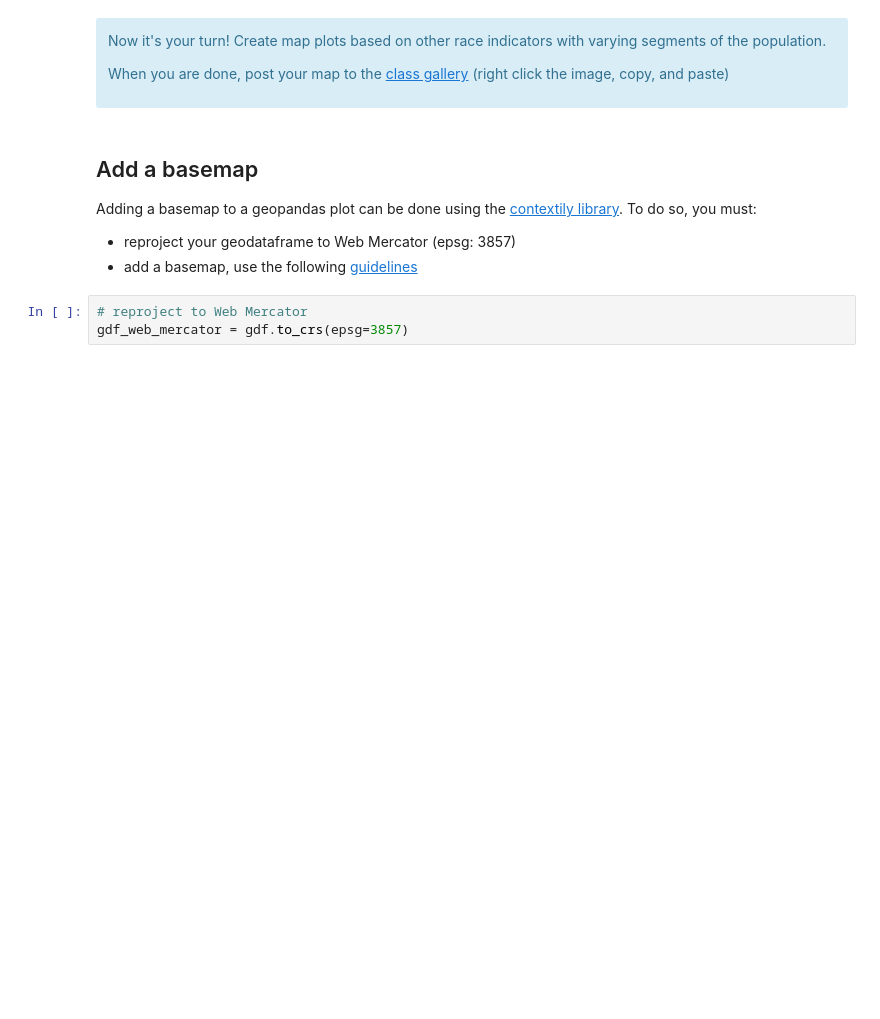
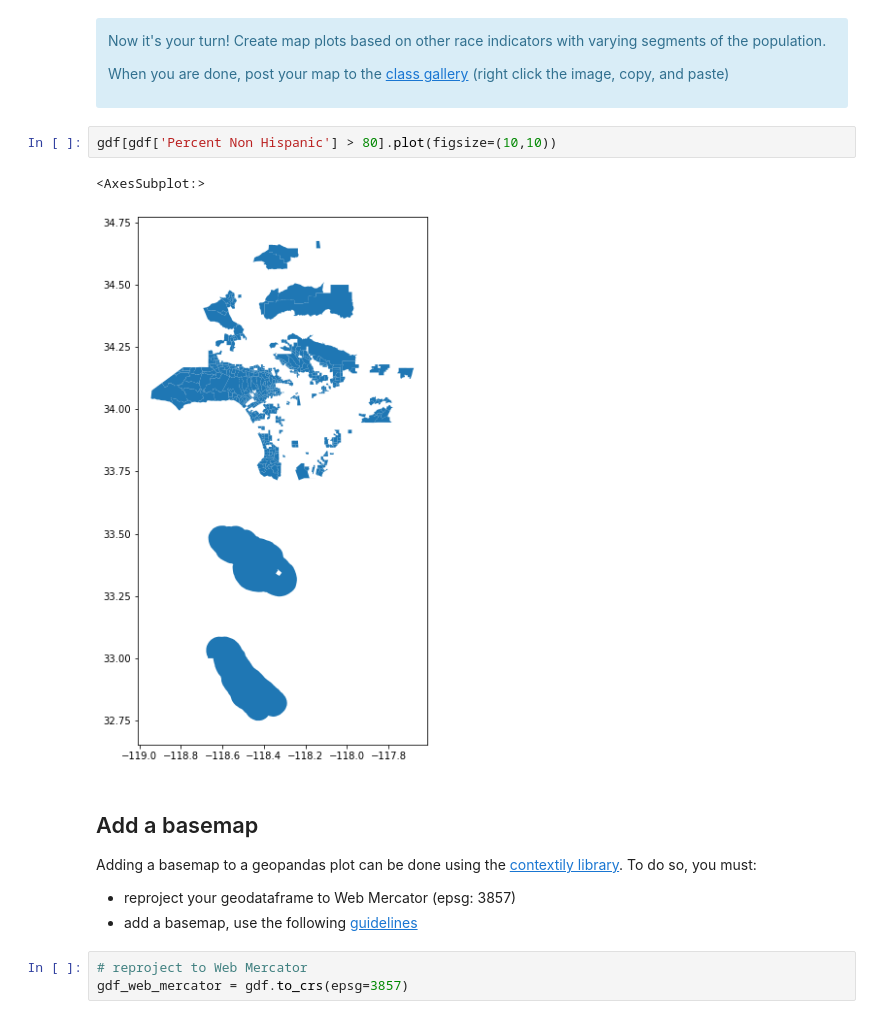
Before and after one commit to alex-lansing/dh140, a Jupyter notebook: Assignment 4/Assignment04.ipynb, the cells around one changed output. Cells and saved outputs as stored; diff of their text form; blank space fills up the shorter version.

```diff
--- a/Assignment 4/Assignment04.ipynb
+++ b/Assignment 4/Assignment04.ipynb
@@ -388,6 +756,11 @@ Now it's your turn! Create map plots based on other race indicators with varying
 When you are done, post your map to the <a href="https://docs.google.com/document/d/1QP6d2E5V9rVym61DSDtFbo4N2xgLBAymATVNsgK3eAo/edit?usp=sharing" target="_blank">class gallery</a> (right click the image, copy, and paste)
 
 </div>
+# %%
+gdf[gdf['Percent Non Hispanic'] > 80].plot(figsize=(10,10))
+# %% [output]
+<AxesSubplot:>
+[figure, added]
 # %% [markdown]
 ## Add a basemap
 
```
Also changed, not shown: parts of 49 cells of this notebook.
